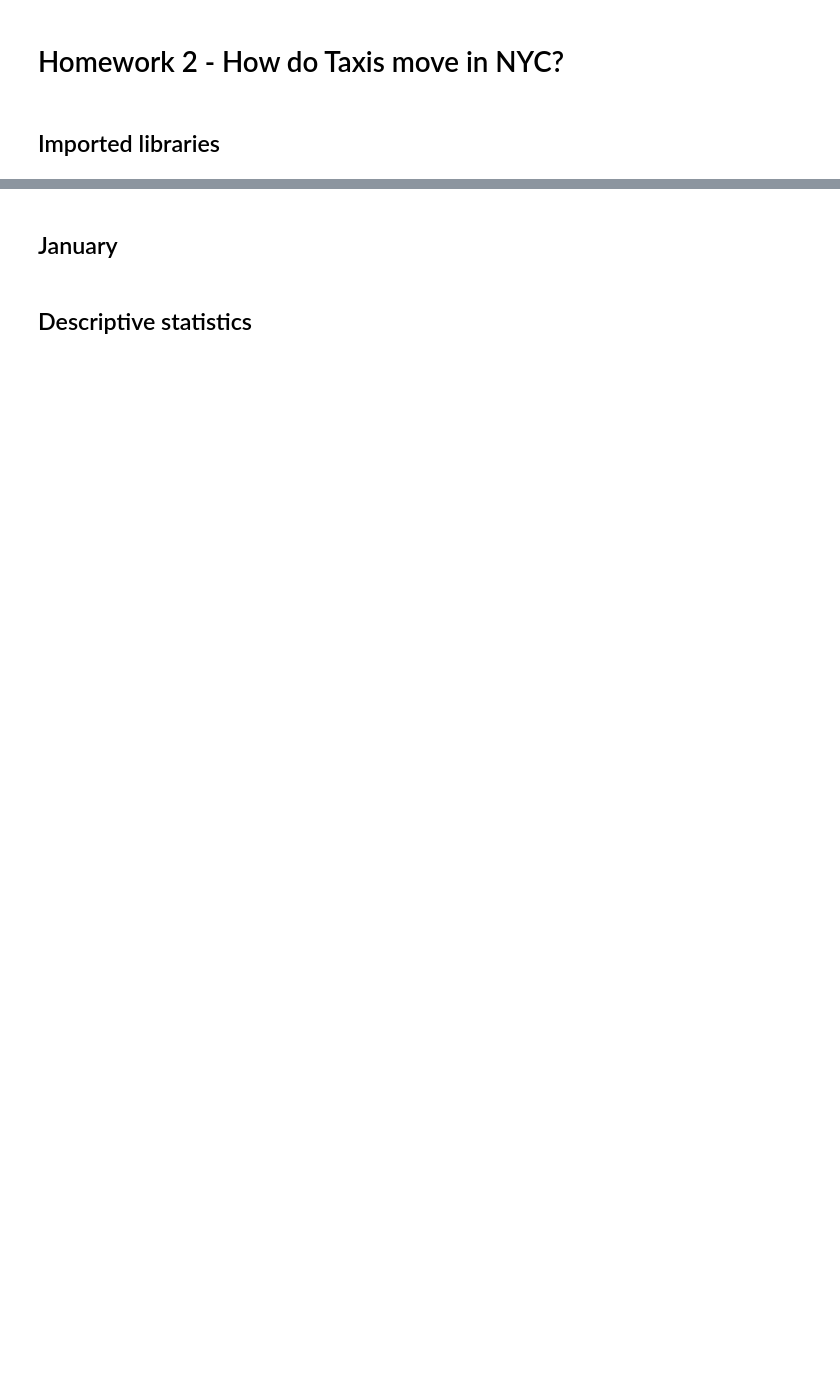
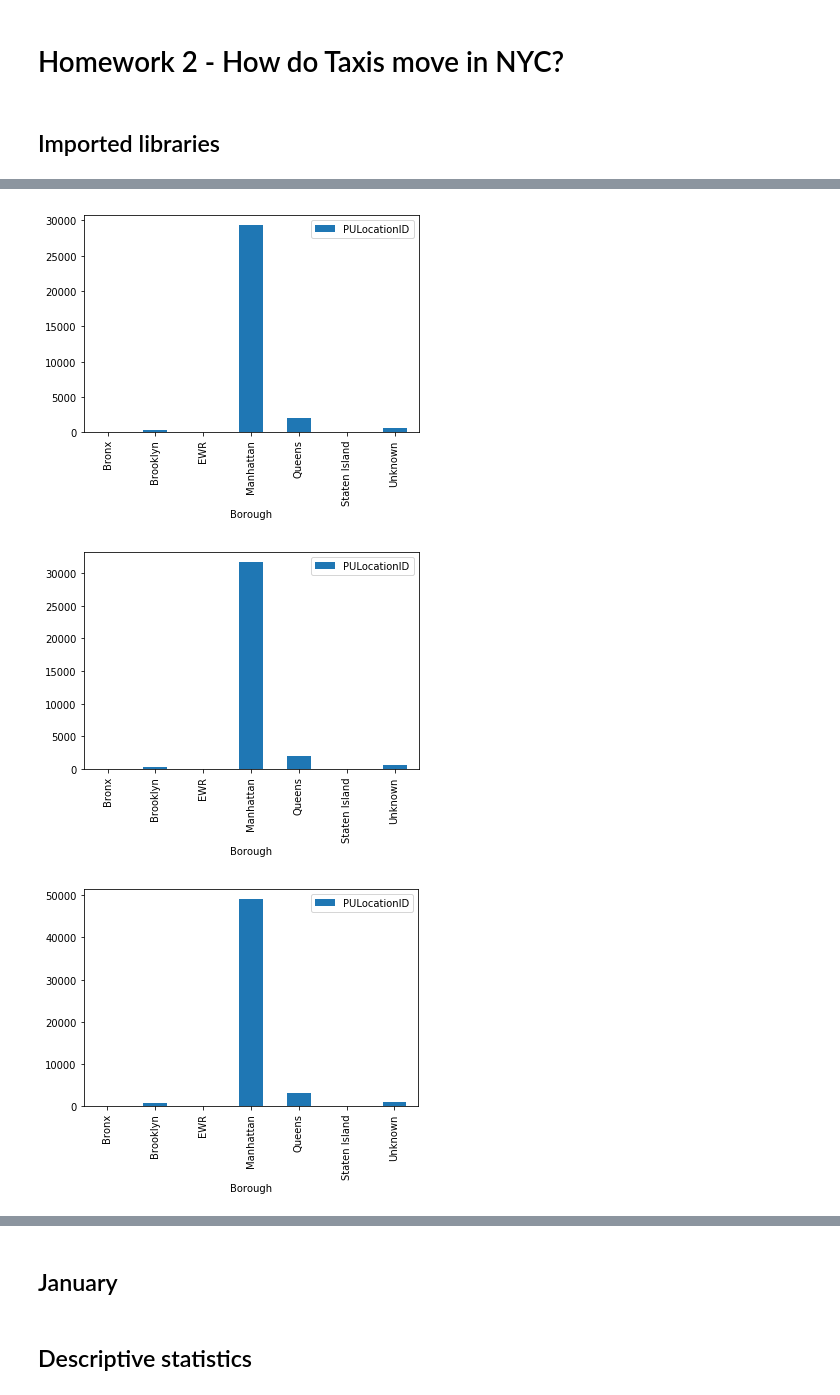
Before and after one commit to dusicastepic/ADMSecondHomework, a Jupyter notebook: AMDS - 2nd HW.ipynb, the cells around one changed output, grey strips where cells are left out. Drawn from its saved outputs; the diff is of its cells as text; code cells hidden in the pictures; blank space fills up the shorter version.

```diff
--- a/AMDS - 2nd HW.ipynb
+++ b/AMDS - 2nd HW.ipynb
@@ -10,0 +20,5 @@ import our_lib
+# %%
+df_names=['yellow_tripdata_2018-01.csv','yellow_tripdata_2018-02.csv',
+          'yellow_tripdata_2018-03.csv','yellow_tripdata_2018-04.csv',
+         'yellow_tripdata_2018-05.csv','yellow_tripdata_2018-06.csv']
+taxi_zone_lookup = pd.read_csv('data/taxi_zone_lookup.csv')
@@ -10,0 +38,8 @@ import our_lib
+# %%
+list_DataFrames=[]
+# %%
+taxi_zone_lookup = pd.read_csv('data/taxi_zone_lookup.csv',usecols=['Borough','LocationID'])
+for i in df_names:
+    list_DataFrames.append(
+        pd.merge(pd.read_csv('data/'+str(i),usecols=['PULocationID','tpep_pickup_datetime'],parse_dates=['tpep_pickup_datetime'])
+                 ,taxi_zone_lookup, how="left",left_on="PULocationID",right_on="LocationID"))
@@ -10,0 +58,12 @@ import our_lib
+# %%
+def plotEachMonthAverageDailuUsageOfTaxiCabs():
+    for df in list_DataFrames:
+        num_of_days=df.iloc[-1]['tpep_pickup_datetime'].day
+        average_number_of_rides=df.loc[:,['Borough','PULocationID']].groupby('Borough').count()/num_of_days
+        average_number_of_rides.plot(kind='bar')
+# %%
+plotEachMonthAverageDailuUsageOfTaxiCabs()
+# %% [output]
+[figure, added]
+[figure, added]
+[figure, added]
```
Also changed, not shown: parts of 64 cells of this notebook, 2 other files.
